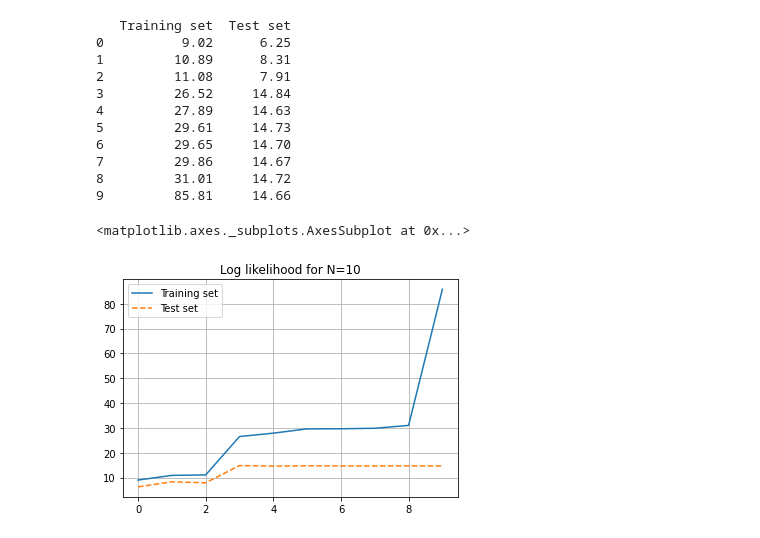
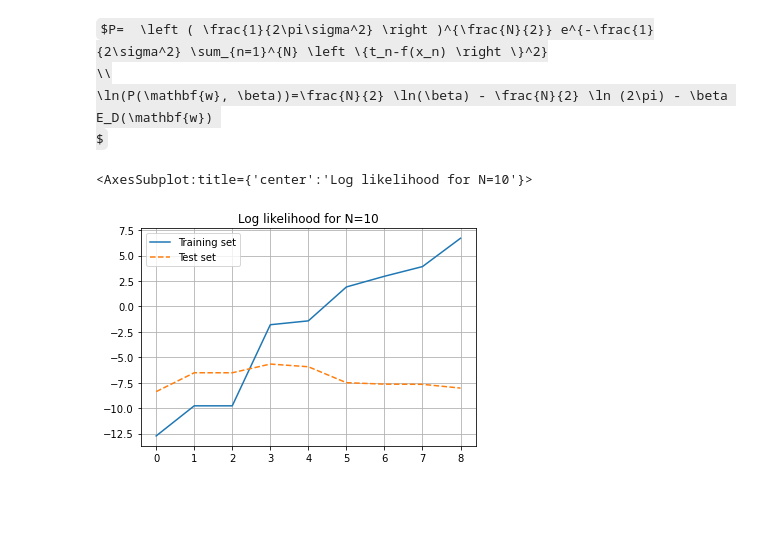
Before and after one commit to jaehosung/ml4se_codes, a Jupyter notebook: MLStudy_exercise03_refactor.ipynb, the cells around one changed output. Cells and saved outputs as stored; diff of their text form; code cells hidden in the pictures; some formulas as TeX source; blank space fills up the shorter version.

```diff
--- a/MLStudy_exercise03_refactor.ipynb
+++ b/MLStudy_exercise03_refactor.ipynb
@@ -185,50 +123,41 @@ fig.show()
+# %% [markdown]
+$P=  \left ( \frac{1}{2\pi\sigma^2} \right )^{\frac{N}{2}} e^{-\frac{1}{2\sigma^2} \sum_{n=1}^{N} \left \{t_n-f(x_n) \right \}^2}
+\\
+\ln(P(\mathbf{w}, \beta))=\frac{N}{2} \ln(\beta) - \frac{N}{2} \ln (2\pi) - \beta E_D(\mathbf{w})
+$
 # %%
 # 우도 계산하는 함수(log_likelihood) 선언하기
-def log_likelihood(dataset, f):
-    dev = 0.0                   # dev: deviation
-                                # sigma = (dev / N) ** 0.05
-    n = float(len(dataset))
+def calc_log_likelihood(dataset, w):
+    N = float(len(dataset))
+    Ed, Erms = calc_Ed_Erms(dataset, w)
+    sigma = Erms
+    beta = 1/(sigma**2)
 
-    for index, line in dataset.iterrows():
-        x, y = line.x, line.y
-        dev += (y - f(x))**2
+    log_likelihood = 0.5*N*np.log(beta) - 0.5*N*np.log(2*np.pi) - beta*Ed
 
-    err = dev * 0.5             # err: Ed
-    beta = n / dev
-    lp = 0.5*n*np.log(beta) + 0.5*n*np.log(2*np.pi) - beta*err
-
-    return lp
+    return log_likelihood
 # %%
 # 트레이닝 셋과 테스트 셋에 대한 우도 시각화
+test_set = create_dataset(N)
+df = pd.DataFrame()
 
-df = pd.DataFrame()
-test_set = create_dataset(N)
+train_llh = []
+test_llh = []
+for M in range(0,9):
+    w = calc_w(training_set,M)
+    Ed, Erms = calc_Ed_Erms(training_set, w)
+    sigma = Erms
 
-train_mlh = []
-test_mlh = []
-for m in range(0,9):
-    f, ws, sigma = resolve(train_set, m)
-    train_mlh.append(log_likelihood(train_set, f))
-    test_mlh.append(log_likelihood(test_set, f))
+    train_llh.append(calc_log_likelihood(training_set, w))
+    test_llh.append(calc_log_likelihood(test_set, w))
 
 df = pd.concat([df,
-                pd.DataFrame(train_mlh, columns=['Training set']),
-                pd.DataFrame(test_mlh, columns=['Test set'])],
+                pd.DataFrame(train_llh, columns=['Training set']),
+                pd.DataFrame(test_llh, columns=['Test set'])],
                 axis=1)
 
-print(df)
+# print(df)
 df.plot(title='Log likelihood for N=%d' % N, grid=True, style=['-','--'])
 # %% [output]
-   Training set  Test set
-0          9.02      6.25
-1         10.89      8.31
-2         11.08      7.91
-3         26.52     14.84
-4         27.89     14.63
-5         29.61     14.73
-6         29.65     14.70
-7         29.86     14.67
-8         31.01     14.72
-9         85.81     14.66
+<AxesSubplot:title={'center':'Log likelihood for N=10'}>
-<matplotlib.axes._subplots.AxesSubplot at 0x...>
-[figure, old version]
+[figure, new version]
```
Also changed, not shown: parts of 16 cells of this notebook, 1 other file.
